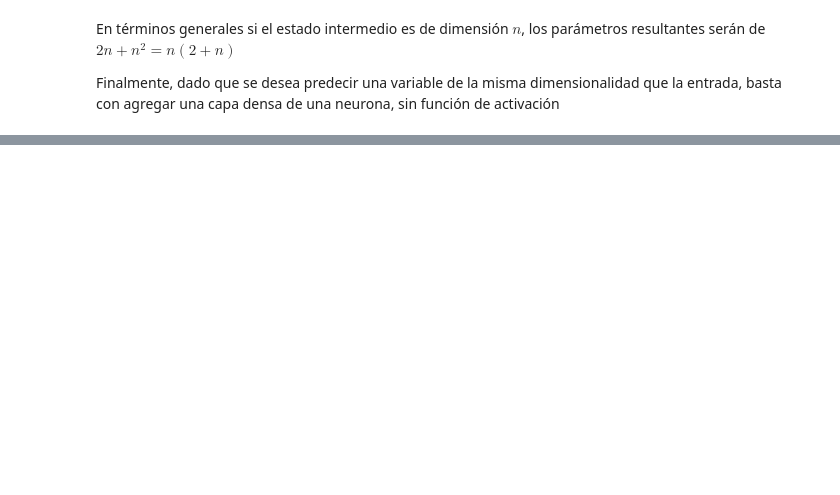
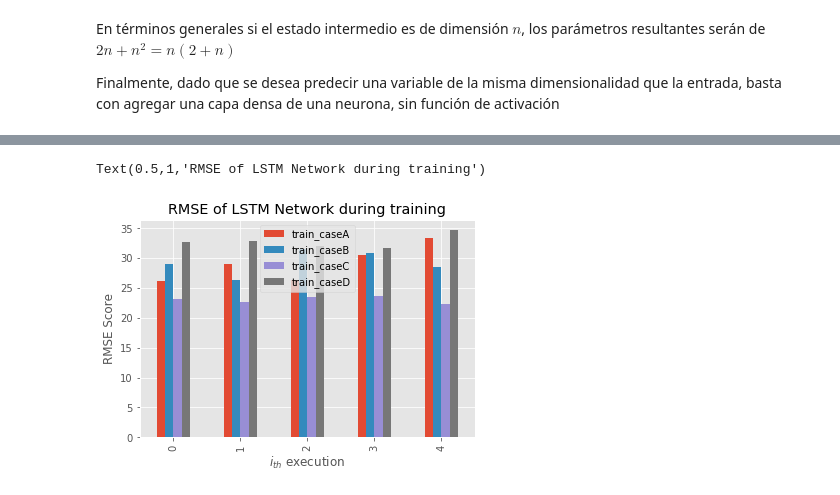
Before and after one commit to xpatux/dl_lab02, a Jupyter notebook: notebooks/lab02_parte2.ipynb, the cells around one changed output, grey strips where cells are left out. Cells and saved outputs as stored; diff of their text form; code cells hidden in the pictures; blank space fills up the shorter version.

```diff
--- a/notebooks/lab02_parte2.ipynb
+++ b/notebooks/lab02_parte2.ipynb
@@ -303,0 +508,2 @@ TODO: Faltan conclusiones
+# %%
+test_lstm =pd.read_csv('./assets/lstm.csv')
@@ -303,0 +519,12 @@ TODO: Faltan conclusiones
+# %%
+test_lstm_train=test_lstm.reindex(columns=['train_caseA','train_caseB','train_caseC','train_caseD'])
+test_lstm_testing=test_lstm.reindex(columns=['test_caseA','test_caseB','test_caseC','test_caseD'])
+# %%
+# RMSE of training using LSTM
+ax = test_lstm_train.plot.bar()
+ax.set_xlabel("$i_{th}$ execution")
+ax.set_ylabel("RMSE Score")
+ax.set_title('RMSE of LSTM Network during training')
+# %% [output]
+Text(0.5,1,'RMSE of LSTM Network during training')
+[figure, added]
```
Also changed, not shown: parts of 100 cells of this notebook, 24 other files.
